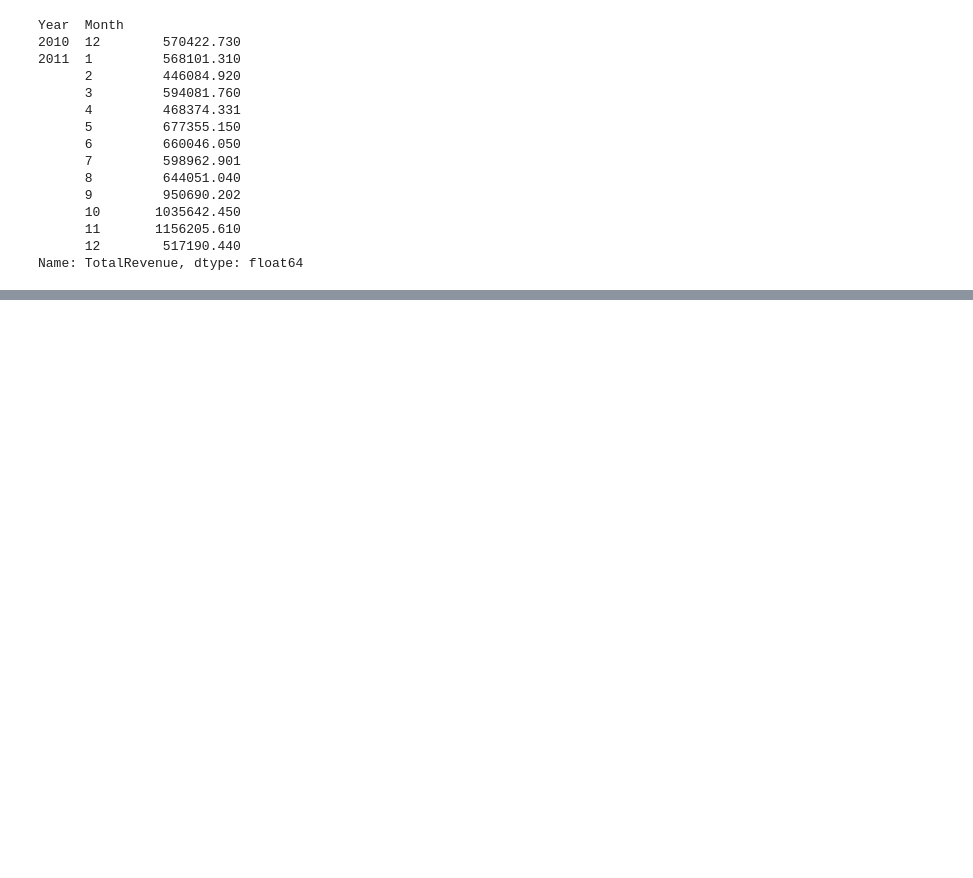
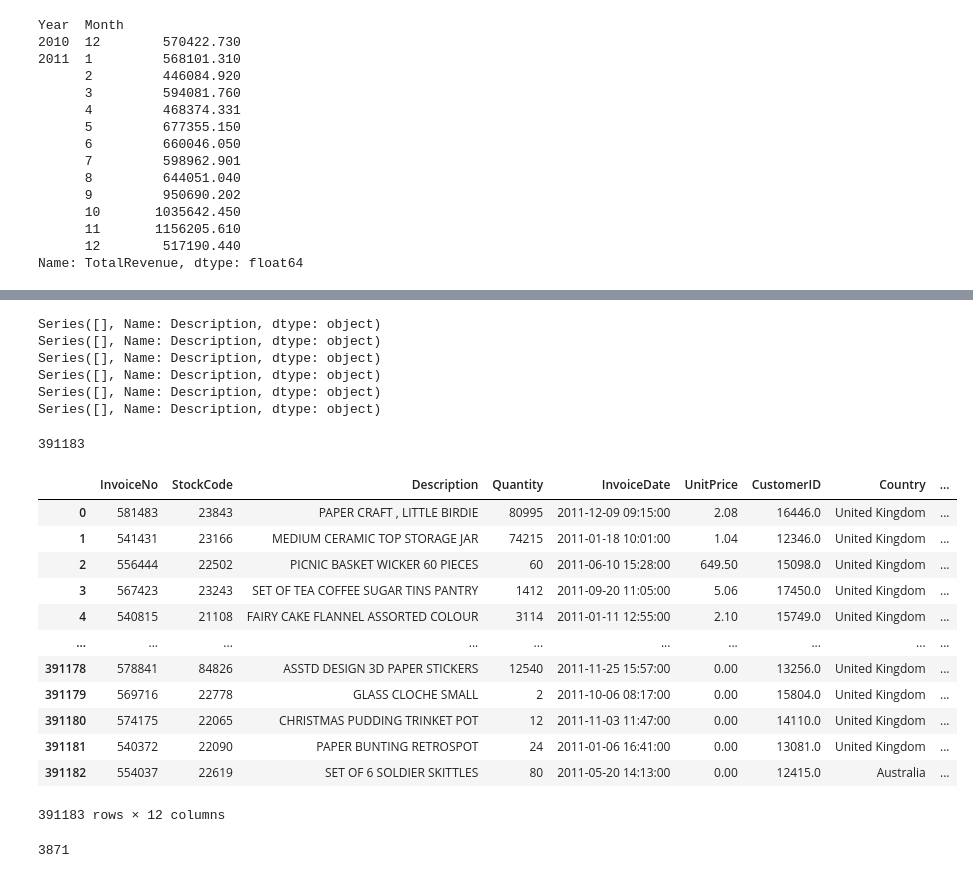
Before and after one commit to rajdeepmondal1/customer-segmentation, a Jupyter notebook: Customer_Segmentation_Arpan_+_Rajdeep.ipynb, the cells around one changed output, grey strips where cells are left out. Cells and saved outputs as stored; diff of their text form; code cells hidden in the pictures; blank space fills up the shorter version.

```diff
--- a/Customer_Segmentation_Arpan_+_Rajdeep.ipynb
+++ b/Customer_Segmentation_Arpan_+_Rajdeep.ipynb
@@ -402,0 +422,2 @@ total_revenue_per_month.to_csv('total_revenue_per_month.csv')
+# %%
+df_orders_cleaned_stock_code = df_orders[df_orders['StockCode'].str.contains('^[1-9]+', regex=True)]
@@ -402,0 +433,34 @@ total_revenue_per_month.to_csv('total_revenue_per_month.csv')
+# %%
+for code in special_codes:
+  print(df_orders_cleaned_stock_code[df_orders_cleaned_stock_code['StockCode'] == code]['Description'])
+# %% [output]
+Series([], Name: Description, dtype: object)
+Series([], Name: Description, dtype: object)
+Series([], Name: Description, dtype: object)
+Series([], Name: Description, dtype: object)
+Series([], Name: Description, dtype: object)
+Series([], Name: Description, dtype: object)
+# %%
+len(df_orders_cleaned_stock_code)
+# %% [output]
+391183
+# %%
+df_orders_cleaned_stock_code = df_orders_cleaned_stock_code.sort_values(by='TotalRevenue', ascending=False)
+# %%
+df_orders_cleaned_stock_code = df_orders_cleaned_stock_code.reset_index(drop=True)
+# %%
+df_orders_cleaned_stock_code
+# %% [output]
+|  | InvoiceNo | StockCode | Description | Quantity | InvoiceDate | UnitPrice | CustomerID | Country | ... |
+| 0 | 581483 | 23843 | PAPER CRAFT , LITTLE BIRDIE | 80995 | 2011-12-09 09:15:00 | 2.08 | 16446.0 | United Kingdom | ... |
+| 1 | 541431 | 23166 | MEDIUM CERAMIC TOP STORAGE JAR | 74215 | 2011-01-18 10:01:00 | 1.04 | 12346.0 | United Kingdom | ... |
+| 2 | 556444 | 22502 | PICNIC BASKET WICKER 60 PIECES | 60 | 2011-06-10 15:28:00 | 649.50 | 15098.0 | United Kingdom | ... |
+| 3 | 567423 | 23243 | SET OF TEA COFFEE SUGAR TINS PANTRY | 1412 | 2011-09-20 11:05:00 | 5.06 | 17450.0 | United Kingdom | ... |
+| 4 | 540815 | 21108 | FAIRY CAKE FLANNEL ASSORTED COLOUR | 3114 | 2011-01-11 12:55:00 | 2.10 | 15749.0 | United Kingdom | ... |
+| ... | ... | ... | ... | ... | ... | ... | ... | ... | ... |
+| 391178 | 578841 | 84826 | ASSTD DESIGN 3D PAPER STICKERS | 12540 | 2011-11-25 15:57:00 | 0.00 | 13256.0 | United Kingdom | ... |
+| 391179 | 569716 | 22778 | GLASS CLOCHE SMALL | 2 | 2011-10-06 08:17:00 | 0.00 | 15804.0 | United Kingdom | ... |
+| 391180 | 574175 | 22065 | CHRISTMAS PUDDING TRINKET POT | 12 | 2011-11-03 11:47:00 | 0.00 | 14110.0 | United Kingdom | ... |
+| 391181 | 540372 | 22090 | PAPER BUNTING RETROSPOT | 24 | 2011-01-06 16:41:00 | 0.00 | 13081.0 | United Kingdom | ... |
+| 391182 | 554037 | 22619 | SET OF 6 SOLDIER SKITTLES | 80 | 2011-05-20 14:13:00 | 0.00 | 12415.0 | Australia | ... |
+391183 rows × 12 columns
@@ -402,0 +469,4 @@ total_revenue_per_month.to_csv('total_revenue_per_month.csv')
+# %%
+df_orders_cleaned_stock_code_updated['Description'].nunique()
+# %% [output]
+3871
```
Also changed, not shown: parts of 20 cells of this notebook.
